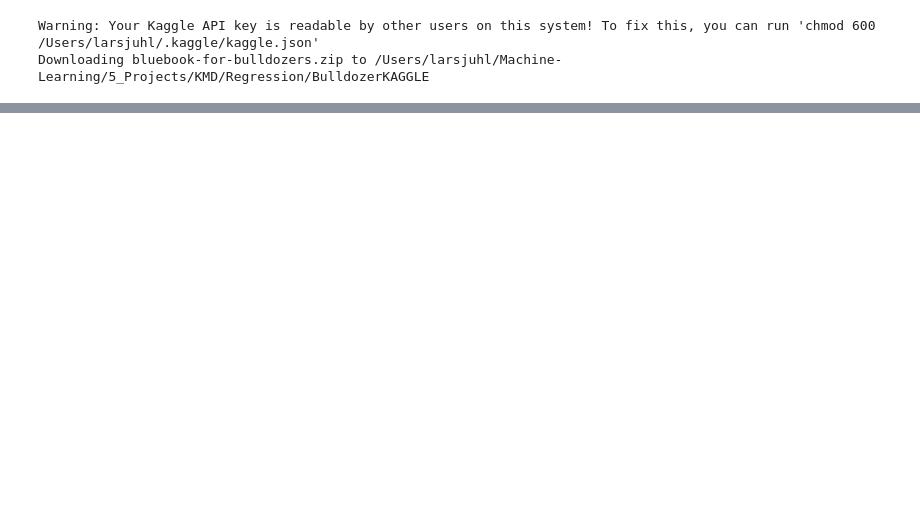
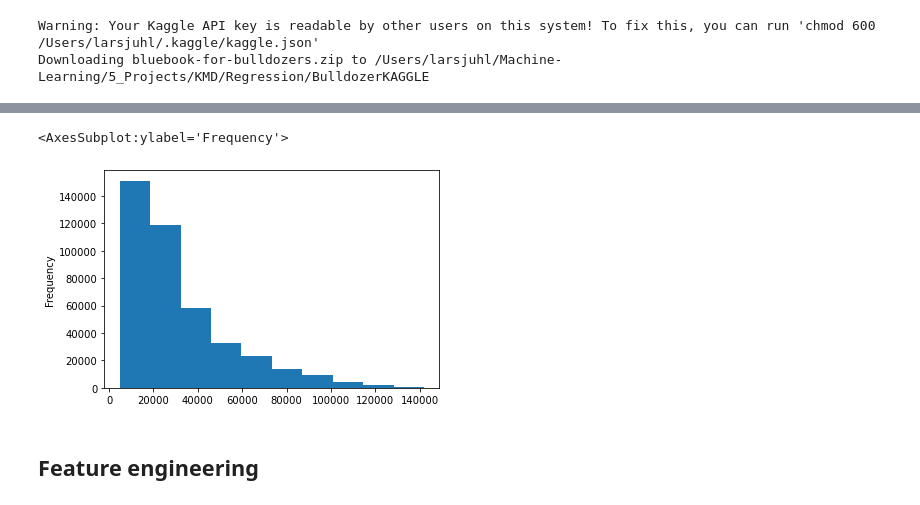
Before and after one commit to larsuldall/ML, a Jupyter notebook: KAGGLE_Bulldozer.ipynb, the cells around one changed output, grey strips where cells are left out. Cells and saved outputs as stored; diff of their text form; code cells hidden in the pictures; blank space fills up the shorter version.

```diff
--- a/KAGGLE_Bulldozer.ipynb
+++ b/KAGGLE_Bulldozer.ipynb
@@ -14,0 +73,7 @@ KAGGLE_Bulldozer.ipynb data
+# %%
+dfTrain.SalePrice.plot.hist()
+# %% [output]
+<AxesSubplot:ylabel='Frequency'>
+[figure, added]
+# %% [markdown]
+## Feature engineering
```
Also changed, not shown: parts of 70 cells of this notebook, 2 other files.
